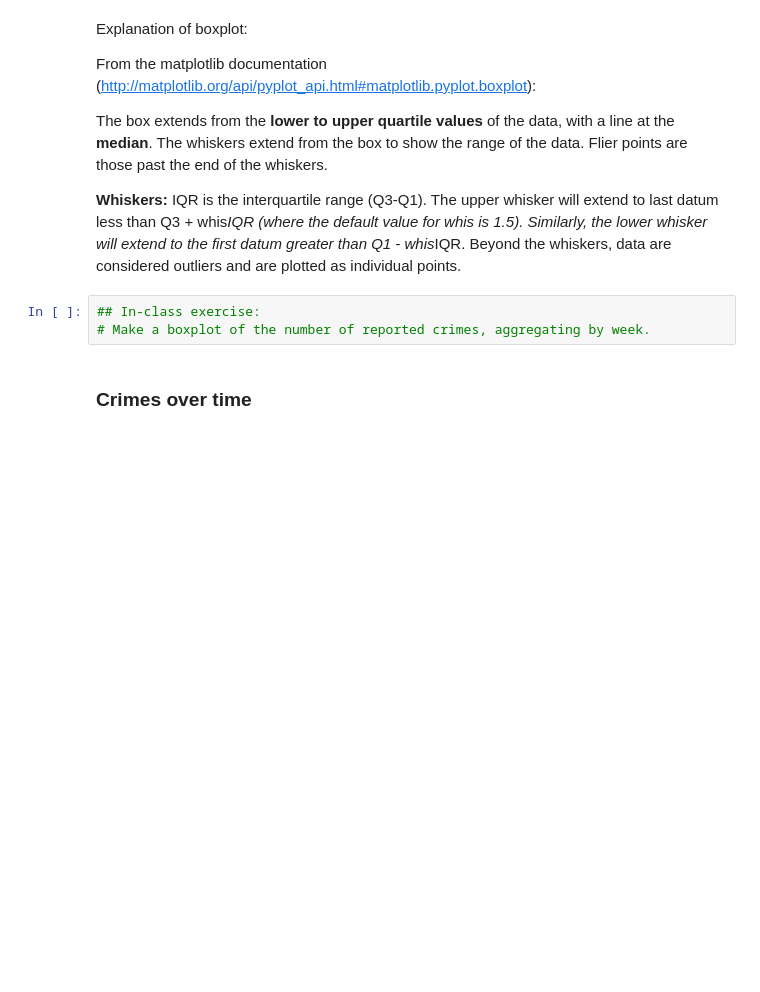
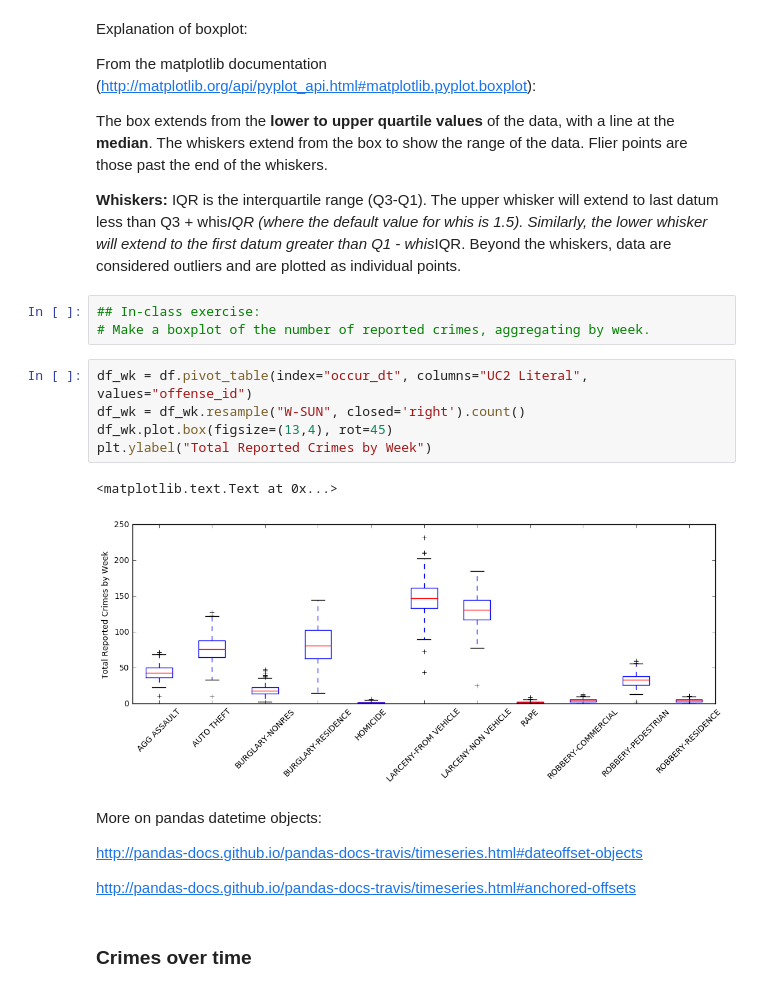
Before and after one commit to squishbug/DataScienceProgramming, a Jupyter notebook: 07-Data-Visualization/CrimeData_descriptive_statistics_and_visualization.ipynb, the cells around one changed output. Cells and saved outputs as stored; diff of their text form; blank space fills up the shorter version.

```diff
--- a/07-Data-Visualization/CrimeData_descriptive_statistics_and_visualization.ipynb
+++ b/07-Data-Visualization/CrimeData_descriptive_statistics_and_visualization.ipynb
@@ -213,6 +213,20 @@ The box extends from the **lower to upper quartile values** of the data, with a
 # %%
 ## In-class exercise:
 # Make a boxplot of the number of reported crimes, aggregating by week.
+# %%
+df_wk = df.pivot_table(index="occur_dt", columns="UC2 Literal", values="offense_id")
+df_wk = df_wk.resample("W-SUN", closed='right').count()
+df_wk.plot.box(figsize=(13,4), rot=45)
+plt.ylabel("Total Reported Crimes by Week")
+# %% [output]
+<matplotlib.text.Text at 0x...>
+[figure, added]
+# %% [markdown]
+More on pandas datetime objects:
+
+http://pandas-docs.github.io/pandas-docs-travis/timeseries.html#dateoffset-objects
+
+http://pandas-docs.github.io/pandas-docs-travis/timeseries.html#anchored-offsets
 # %% [markdown]
 ### Crimes over time
 # %% [markdown]
```
Also changed, not shown: parts of 14 cells of this notebook.
